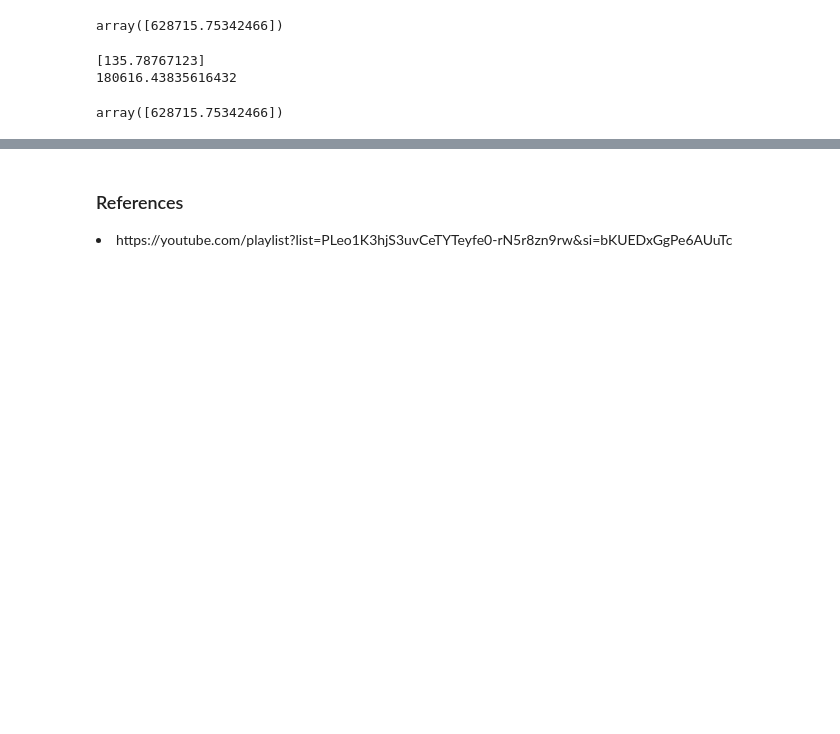
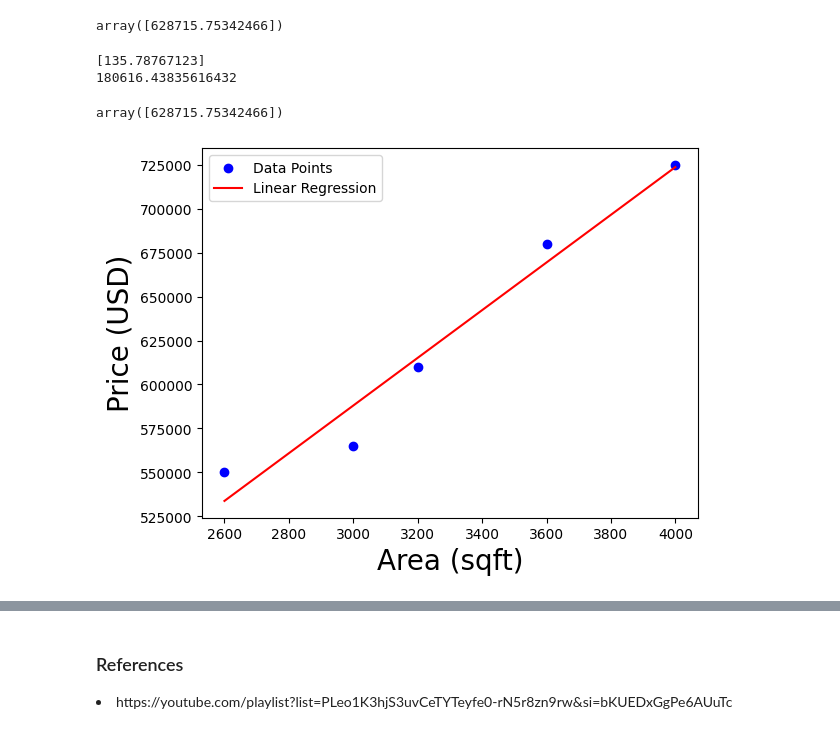
Before and after one commit to prajeeshr/MachineLearning, a Jupyter notebook: Machine Learning Basics/ML 101.ipynb, the cells around one changed output, grey strips where cells are left out. Saved outputs shown, nothing was run; the diff lists cells and outputs as text; code cells hidden in the pictures; blank space fills up the shorter version.

```diff
--- a/Machine Learning Basics/ML 101.ipynb
+++ b/Machine Learning Basics/ML 101.ipynb
@@ -55,3 +55,13 @@ print(intercept_c)
 coefficient_m * 3300 + intercept_c
 # %% [output]
 array([628715.75342466])
+# %%
+%matplotlib inline
+plt.xlabel('Area (sqft)', fontsize=20)
+plt.ylabel('Price (USD)', fontsize=20)
+plt.scatter(df.area, df.price, color='blue', marker='o')
+plt.plot(df.area, reg.predict(df[['area']]), color='red')
+plt.legend(['Data Points', 'Linear Regression'], loc='best')
+plt.show()
+# %% [output]
+[figure, added]
```
Also changed, not shown: parts of 13 cells of this notebook, 1 other file.
